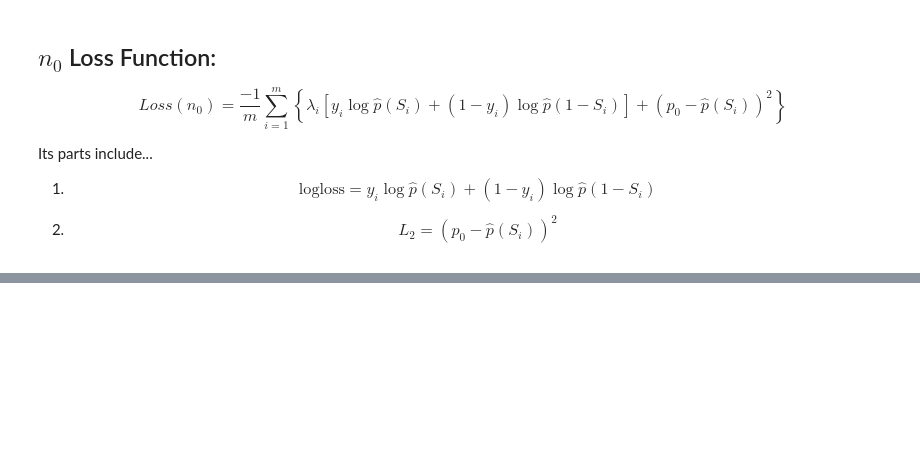
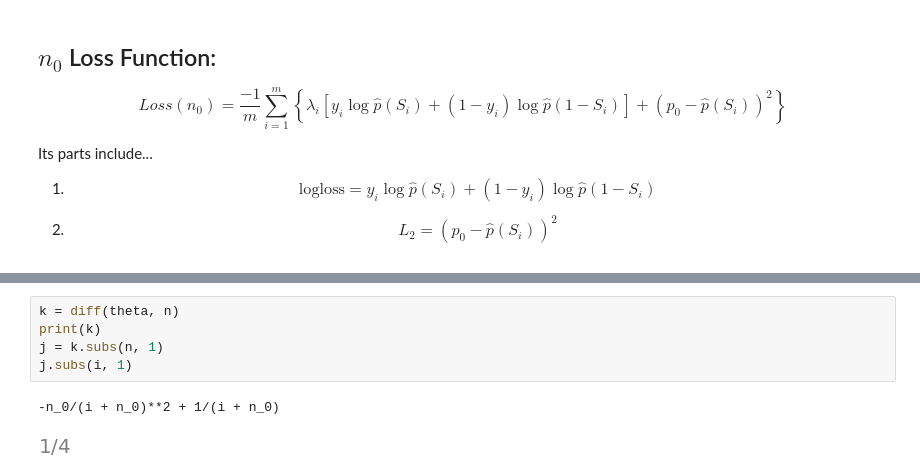
Before and after one commit to noahjillson/MCM-COMAP-Competition, a Jupyter notebook: Dynamic_Loss_Function.ipynb, the cells around one changed output, grey strips where cells are left out. Saved outputs shown, nothing was run; the diff lists cells and outputs as text; blank space fills up the shorter version.

```diff
--- a/Dynamic_Loss_Function.ipynb
+++ b/Dynamic_Loss_Function.ipynb
@@ -44,0 +128,8 @@ squared_error_loss_inside = (p_0 - p_hat)**2
+# %%
+k = diff(theta, n)
+print(k)
+j = k.subs(n, 1)
+j.subs(i, 1)
+# %% [output]
+-n_0/(i + n_0)**2 + 1/(i + n_0)
+[figure, added]
```
Also changed, not shown: parts of 17 cells of this notebook.
